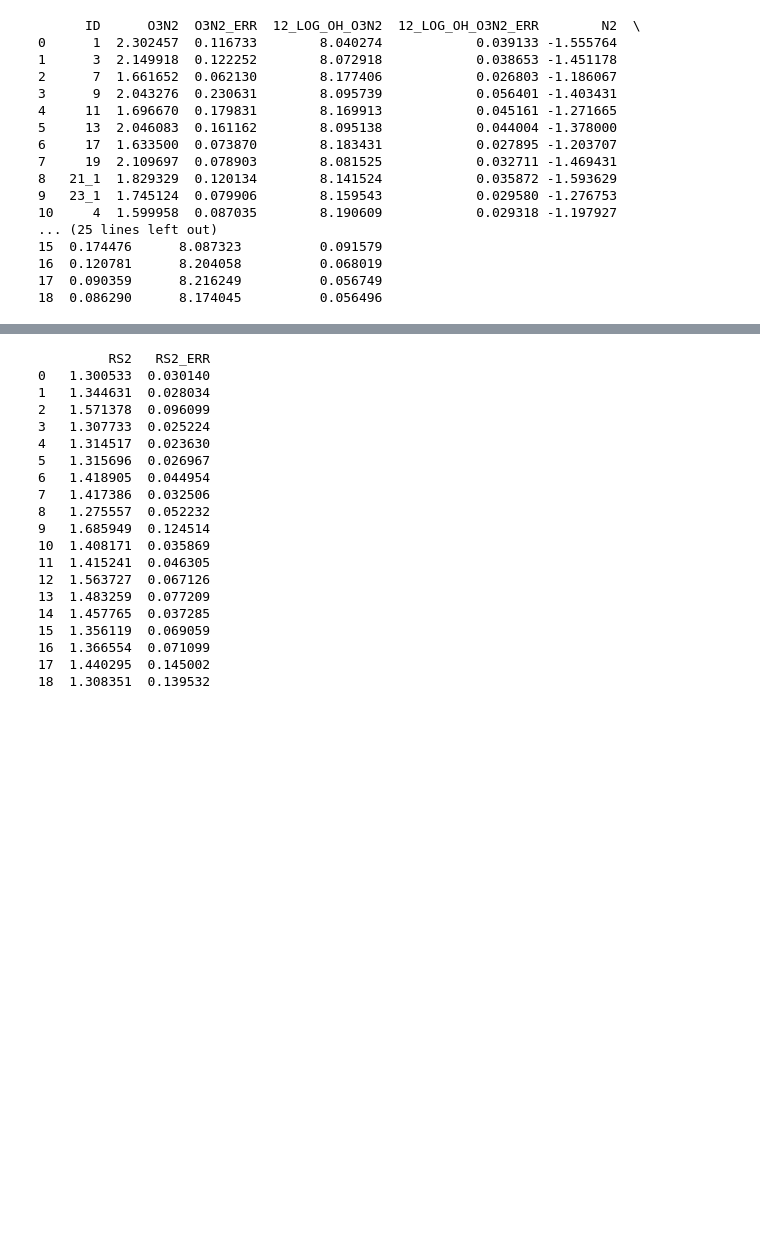
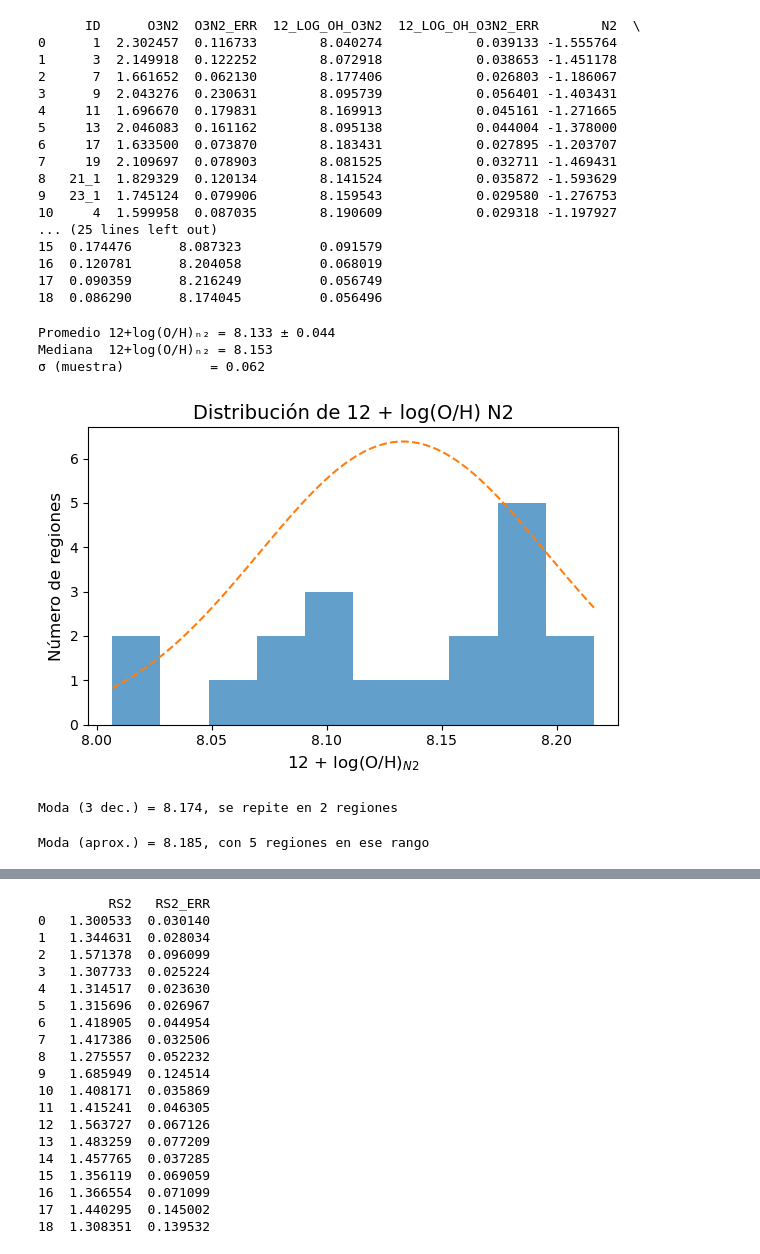
Before and after one commit to blnblnbln/TESIS, a Jupyter notebook: analysis_gmos/O3N2_oficial.ipynb, the cells around one changed output, grey strips where cells are left out. Cells and saved outputs as stored; diff of their text form; code cells hidden in the pictures; blank space fills up the shorter version.

Commit message:
se agrega mean/median en abun. ox

```diff
--- a/analysis_gmos/O3N2_oficial.ipynb
+++ b/analysis_gmos/O3N2_oficial.ipynb
@@ -141,3 +141,77 @@ print(df[['ID','O3N2', 'O3N2_ERR', '12_LOG_OH_O3N2', '12_LOG_OH_O3N2_ERR', 'N2',
 16  0.120781      8.204058          0.068019
 17  0.090359      8.216249          0.056749
 18  0.086290      8.174045          0.056496
+# %%
+import numpy as np
+from uncertainties import unumpy
+
+# --- vector de ufloats de tus 19 regiones ---
+vals = df['12_LOG_OH_N2_UN'].values  # array de ufloat
+
+N = len(vals)  # debería ser 19
+
+# 1) Promedio (propaga incertidumbres automáticamente)
+mean_un = sum(vals) / N
+
+# Extraer valor nominal y error del promedio
+mean_nom = unumpy.nominal_values(mean_un)
+mean_err = unumpy.std_devs(mean_un)
+
+# 2) Mediana (se calcula sobre los valores nominales)
+med_nom = np.median(unumpy.nominal_values(vals))
+
+# 3) Desviación estándar de la muestra (sobre valores nominales)
+std_nom = np.std(unumpy.nominal_values(vals), ddof=1)
+
+# Mostrar resultados
+print(f"Promedio 12+log(O/H)ₙ₂ = {mean_nom:.3f} ± {mean_err:.3f}")
+print(f"Mediana  12+log(O/H)ₙ₂ = {med_nom:.3f}")
+print(f"σ (muestra)           = {std_nom:.3f}")
+# %% [output]
+Promedio 12+log(O/H)ₙ₂ = 8.133 ± 0.044
+Mediana  12+log(O/H)ₙ₂ = 8.153
+σ (muestra)           = 0.062
+# %%
+# Histograma en counts en lugar de densidad
+plt.figure(figsize=(6,4))
+plt.hist(vals_nom, bins=10, alpha=0.7)           # sin density=True
+
+# Curva gaussiana (opcional, la dejamos para referencia)
+x = np.linspace(vals_nom.min(), vals_nom.max(), 200)
+gauss = (1 / (std_nom * np.sqrt(2 * np.pi))) * np.exp(-0.5 * ((x - mean_nom) / std_nom)**2)
+plt.plot(x, gauss, linestyle='--')
+
+# Etiquetas ajustadas
+plt.xlabel('12 + log(O/H)$_{N2}$', fontsize=12)
+plt.ylabel('Número de regiones', fontsize=12)     # etiqueta de counts
+plt.title('Distribución de 12 + log(O/H) N2', fontsize=14)
+plt.tight_layout()
+plt.show()
+# %% [output]
+[figure, added]
+# %%
+import pandas as pd
+
+rounded = np.round(vals_nom, 3)
+serie   = pd.Series(rounded)
+moda = serie.mode().iloc[0]
+cuenta_moda = (serie == moda).sum()
+
+print(f"Moda (3 dec.) = {moda:.3f}, se repite en {cuenta_moda} regiones")
+# %% [output]
+Moda (3 dec.) = 8.174, se repite en 2 regiones
+# %%
+import numpy as np
+
+# 1) Definir número de bins igual al que usaste en el histograma
+counts, edges = np.histogram(vals_nom, bins=10)
+
+# 2) Encontrar el bin con más puntos
+idx_max = np.argmax(counts)
+bin_low, bin_high = edges[idx_max], edges[idx_max+1]
+moda_approx = (bin_low + bin_high)/2
+frecuencia  = counts[idx_max]
+
+print(f"Moda (aprox.) = {moda_approx:.3f}, con {frecuencia} regiones en ese rango")
+# %% [output]
+Moda (aprox.) = 8.185, con 5 regiones en ese rango
```
Also changed, not shown: parts of 2 cells of this notebook.
